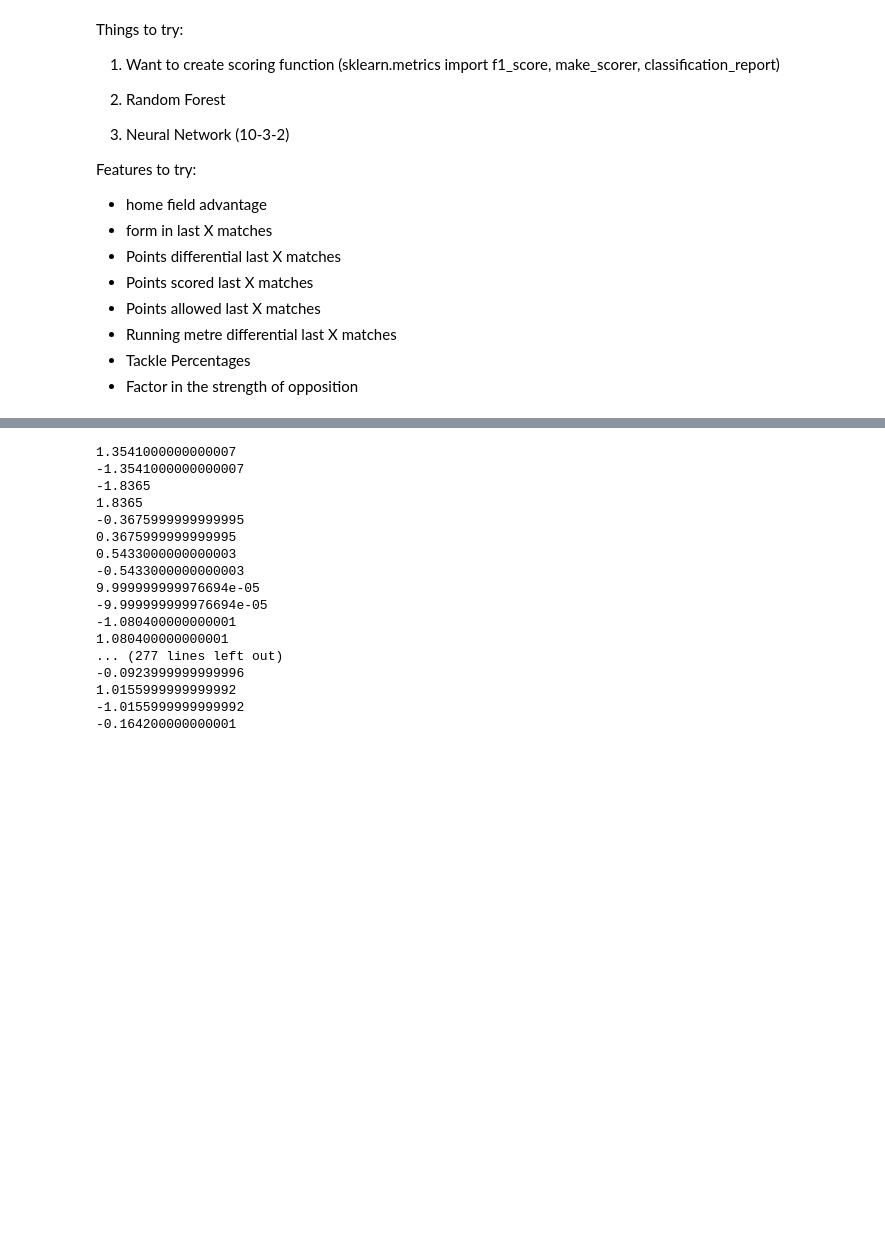
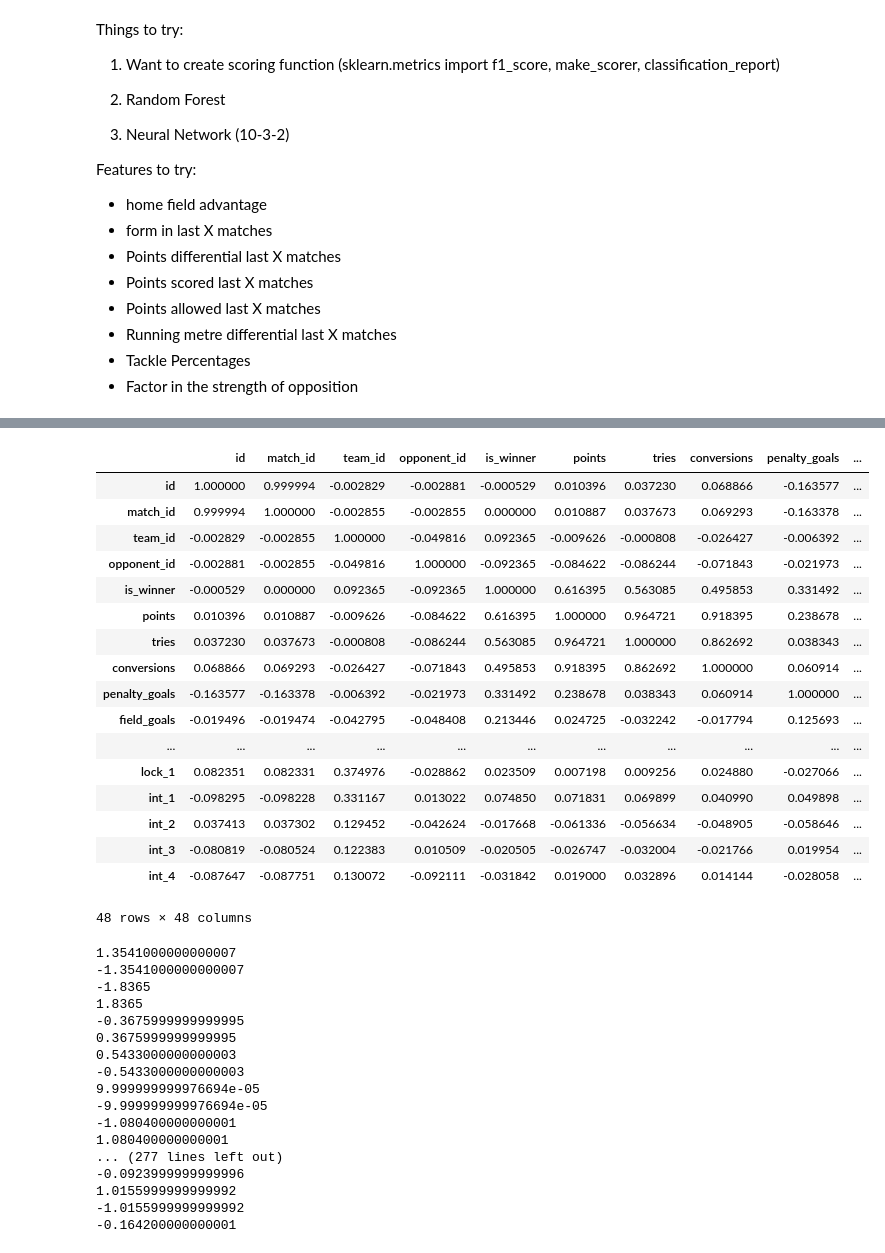
Before and after one commit to njpowers7915/NRL-match-data, a Jupyter notebook: predictions/predictions_notebook.ipynb, the cells around one changed output, grey strips where cells are left out. Cells and saved outputs as stored; diff of their text form; code cells hidden in the pictures; blank space fills up the shorter version.

```diff
--- a/predictions/predictions_notebook.ipynb
+++ b/predictions/predictions_notebook.ipynb
@@ -49,3 +49,8 @@ Features to try:
 - Running metre differential last X matches
 - Tackle Percentages
 - Factor in the strength of opposition
+# %%
+correlation_df = match_stat_df
+col = list(match_stat_df.columns)[35:52]
+correlation_df = match_stat_df.drop(col, axis=1)
+correlation_df.head()
@@ -52,3 +65,24 @@ Features to try:
+# %%
+correlation_df.corr()
+# %% [output]
+|  | id | match_id | team_id | opponent_id | is_winner | points | tries | conversions | penalty_goals | ... |
+| id | 1.000000 | 0.999994 | -0.002829 | -0.002881 | -0.000529 | 0.010396 | 0.037230 | 0.068866 | -0.163577 | ... |
+| match_id | 0.999994 | 1.000000 | -0.002855 | -0.002855 | 0.000000 | 0.010887 | 0.037673 | 0.069293 | -0.163378 | ... |
+| team_id | -0.002829 | -0.002855 | 1.000000 | -0.049816 | 0.092365 | -0.009626 | -0.000808 | -0.026427 | -0.006392 | ... |
+| opponent_id | -0.002881 | -0.002855 | -0.049816 | 1.000000 | -0.092365 | -0.084622 | -0.086244 | -0.071843 | -0.021973 | ... |
+| is_winner | -0.000529 | 0.000000 | 0.092365 | -0.092365 | 1.000000 | 0.616395 | 0.563085 | 0.495853 | 0.331492 | ... |
+| points | 0.010396 | 0.010887 | -0.009626 | -0.084622 | 0.616395 | 1.000000 | 0.964721 | 0.918395 | 0.238678 | ... |
+| tries | 0.037230 | 0.037673 | -0.000808 | -0.086244 | 0.563085 | 0.964721 | 1.000000 | 0.862692 | 0.038343 | ... |
+| conversions | 0.068866 | 0.069293 | -0.026427 | -0.071843 | 0.495853 | 0.918395 | 0.862692 | 1.000000 | 0.060914 | ... |
+| penalty_goals | -0.163577 | -0.163378 | -0.006392 | -0.021973 | 0.331492 | 0.238678 | 0.038343 | 0.060914 | 1.000000 | ... |
+| field_goals | -0.019496 | -0.019474 | -0.042795 | -0.048408 | 0.213446 | 0.024725 | -0.032242 | -0.017794 | 0.125693 | ... |
+| ... | ... | ... | ... | ... | ... | ... | ... | ... | ... | ... |
+| lock_1 | 0.082351 | 0.082331 | 0.374976 | -0.028862 | 0.023509 | 0.007198 | 0.009256 | 0.024880 | -0.027066 | ... |
+| int_1 | -0.098295 | -0.098228 | 0.331167 | 0.013022 | 0.074850 | 0.071831 | 0.069899 | 0.040990 | 0.049898 | ... |
+| int_2 | 0.037413 | 0.037302 | 0.129452 | -0.042624 | -0.017668 | -0.061336 | -0.056634 | -0.048905 | -0.058646 | ... |
+| int_3 | -0.080819 | -0.080524 | 0.122383 | 0.010509 | -0.020505 | -0.026747 | -0.032004 | -0.021766 | 0.019954 | ... |
+| int_4 | -0.087647 | -0.087751 | 0.130072 | -0.092111 | -0.031842 | 0.019000 | 0.032896 | 0.014144 | -0.028058 | ... |
+48 rows × 48 columns
 # %%
 for match in list(match_stat_df['match_id'].unique()):
     match_df = match_stat_df[match_stat_df['match_id'] == match]
```
Also changed, not shown: parts of 1 cell of this notebook.
